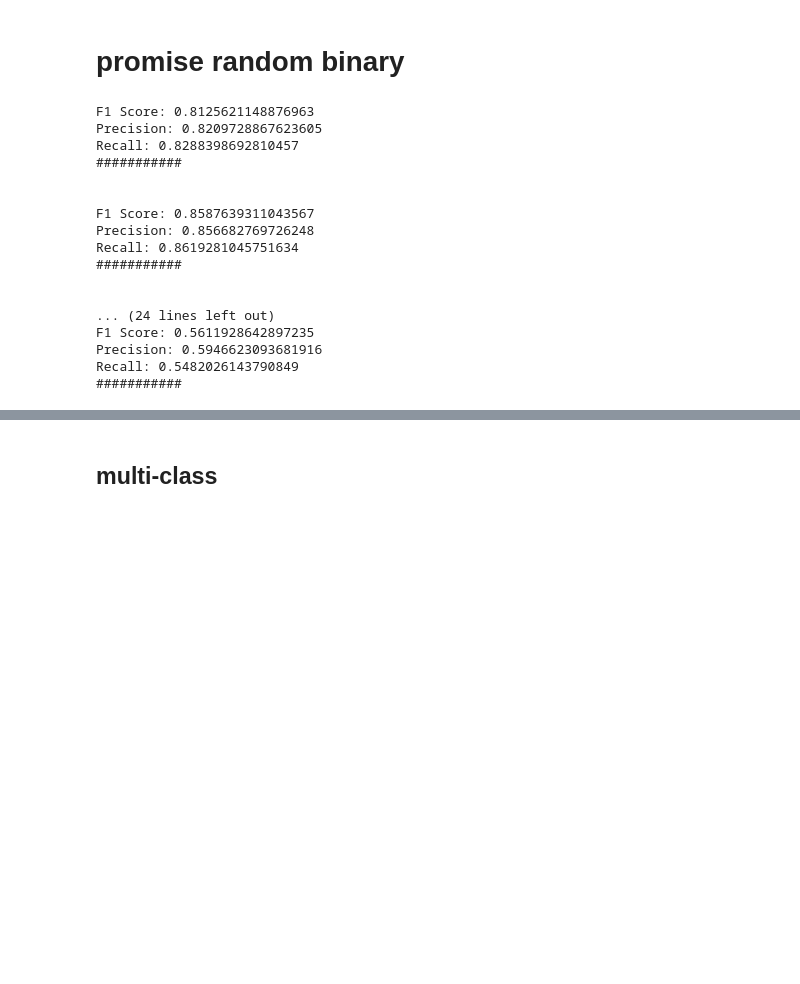
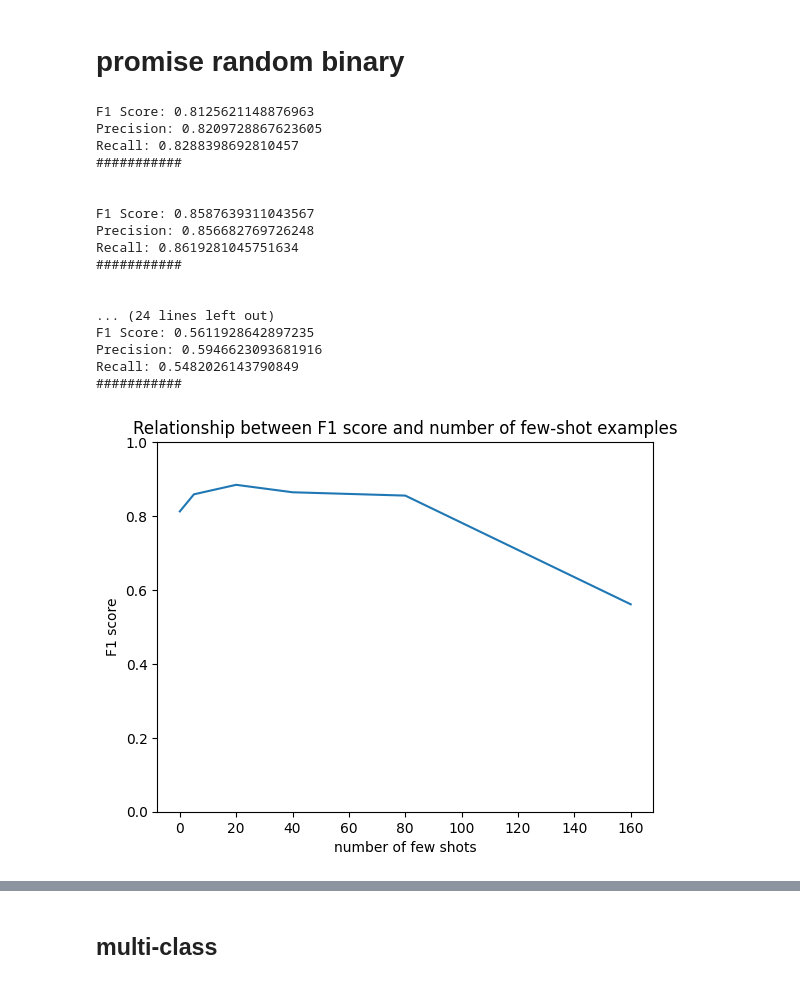
Before and after one commit to markustyj/re_genai, a Jupyter notebook: eva_llama31_8b.ipynb, the cells around one changed output, grey strips where cells are left out. Drawn from its saved outputs; the diff is of its cells as text; code cells hidden in the pictures; blank space fills up the shorter version.

Commit message:
draw the diagram for the two evaluated models

```diff
--- a/eva_llama31_8b.ipynb
+++ b/eva_llama31_8b.ipynb
@@ -7,63 +7,75 @@ from get_completion_evaluation import process_ground_truth_list, load_csv_for_ev
 # %% [markdown]
 # promise random binary
 # %%
+f1_list = []
+
 path_in = "./completions/llama31_8b/completion_promise_random_0_bi.txt"
 processed_completion_list = process_completion_list(  read_completion_list(path_in)  )
 path_in_ground = "/Users/yongjiantang/Desktop/tang/code/re_genai/data/processed_promise_test.csv"
 ground_truth = process_ground_truth_list(  load_csv_for_evaluation(path_in_ground),  bi_classification = True )
-get_evaluation_results(ground_truth, processed_completion_list)
+f1, precision, recall = get_evaluation_results(ground_truth, processed_completion_list)
+f1_list.append(f1)
 
 path_in = "./completions/llama31_8b/completion_promise_random_5_bi.txt"
 processed_completion_list = process_completion_list(  read_completion_list(path_in)  )
 path_in_ground = "/Users/yongjiantang/Desktop/tang/code/re_genai/data/processed_promise_test.csv"
 ground_truth = process_ground_truth_list(  load_csv_for_evaluation(path_in_ground),  bi_classification = True )
-get_evaluation_results(ground_truth, processed_completion_list)
+f1, precision, recall = get_evaluation_results(ground_truth, processed_completion_list)
+f1_list.append(f1)
 
 path_in = "./completions/llama31_8b/completion_promise_random_10_bi.txt"
 processed_completion_list = process_completion_list(  read_completion_list(path_in)  )
 path_in_ground = "/Users/yongjiantang/Desktop/tang/code/re_genai/data/processed_promise_test.csv"
 ground_truth = process_ground_truth_list(  load_csv_for_evaluation(path_in_ground),  bi_classification = True )
-get_evaluation_results(ground_truth, processed_completion_list)
+f1, precision, recall = get_evaluation_results(ground_truth, processed_completion_list)
+f1_list.append(f1)
 
 path_in = "./completions/llama31_8b/completion_promise_random_20_bi.txt"
 processed_completion_list = process_completion_list(  read_completion_list(path_in)  )
 path_in_ground = "/Users/yongjiantang/Desktop/tang/code/re_genai/data/processed_promise_test.csv"
 ground_truth = process_ground_truth_list(  load_csv_for_evaluation(path_in_ground),  bi_classification = True )
-get_evaluation_results(ground_truth, processed_completion_list)
+f1, precision, recall = get_evaluation_results(ground_truth, processed_completion_list)
+f1_list.append(f1)
 
 path_in = "./completions/llama31_8b/completion_promise_random_40_bi.txt"
 processed_completion_list = process_completion_list(  read_completion_list(path_in)  )
 path_in_ground = "/Users/yongjiantang/Desktop/tang/code/re_genai/data/processed_promise_test.csv"
 ground_truth = process_ground_truth_list(  load_csv_for_evaluation(path_in_ground),  bi_classification = True )
-get_evaluation_results(ground_truth, processed_completion_list)
+f1, precision, recall = get_evaluation_results(ground_truth, processed_completion_list)
+f1_list.append(f1)
 
 path_in = "./completions/llama31_8b/completion_promise_random_80_bi.txt"
 processed_completion_list = process_completion_list(  read_completion_list(path_in)  )
 path_in_ground = "/Users/yongjiantang/Desktop/tang/code/re_genai/data/processed_promise_test.csv"
 ground_truth = process_ground_truth_list(  load_csv_for_evaluation(path_in_ground),  bi_classification = True )
-get_evaluation_results(ground_truth, processed_completion_list)
+f1, precision, recall = get_evaluation_results(ground_truth, processed_completion_list)
+f1_list.append(f1)
 
 path_in = "./completions/llama31_8b/completion_promise_random_160_bi.txt"
 processed_completion_list = process_completion_list(  read_completion_list(path_in)  )
 path_in_ground = "/Users/yongjiantang/Desktop/tang/code/re_genai/data/processed_promise_test.csv"
 ground_truth = process_ground_truth_list(  load_csv_for_evaluation(path_in_ground),  bi_classification = True )
-get_evaluation_results(ground_truth, processed_completion_list)
+f1, precision, recall = get_evaluation_results(ground_truth, processed_completion_list)
+f1_list.append(f1)
+
+plot_value(f1_list)
 # %% [output]
 F1 Score: 0.8125621148876963
 Precision: 0.8209728867623605
 Recall: 0.8288398692810457
 ###########
 
 
 F1 Score: 0.8587639311043567
 Precision: 0.856682769726248
 Recall: 0.8619281045751634
 ###########
 
 
 ... (24 lines left out)
 F1 Score: 0.5611928642897235
 Precision: 0.5946623093681916
 Recall: 0.5482026143790849
 ###########
+[figure, added]
 # %%
```
Also changed, not shown: parts of 9 cells of this notebook, 2 other files.
